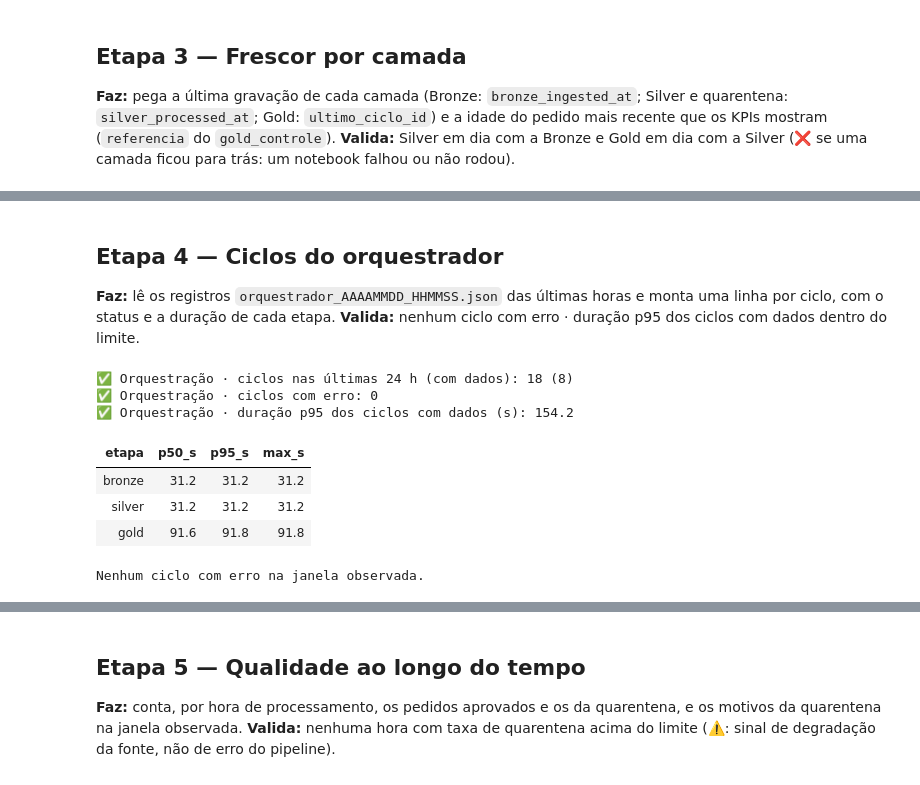
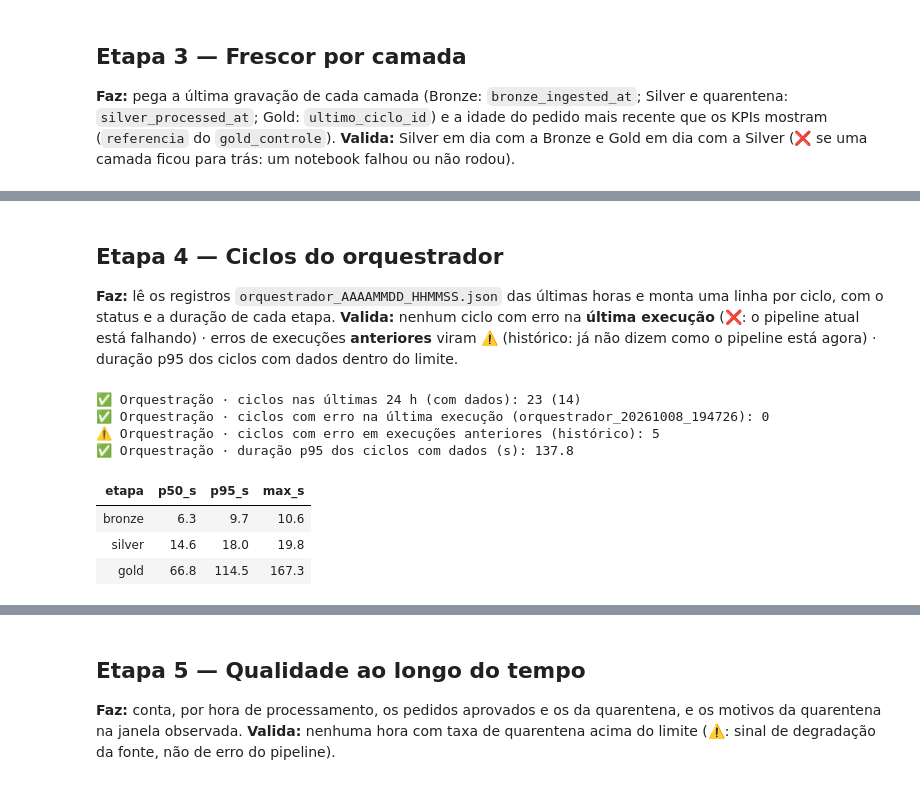
Before and after one commit to GeovanyADCancio/estagio-empregadados-turma-2, a Jupyter notebook: 10_monitoramento_pipeline.ipynb, the cells around one changed output, grey strips where cells are left out. Drawn from its saved outputs; the diff is of its cells as text; code cells hidden in the pictures.

```diff
--- a/10_monitoramento_pipeline.ipynb
+++ b/10_monitoramento_pipeline.ipynb
@@ -205,45 +208,51 @@ display(frescor.astype({"ultima_gravacao_utc": str}))
 # %% [markdown]
 ## Etapa 4 — Ciclos do orquestrador
 **Faz:** lê os registros `orquestrador_AAAAMMDD_HHMMSS.json` das últimas horas e monta uma linha por ciclo, com o status e a duração de cada etapa.
-**Valida:** nenhum ciclo com erro · duração p95 dos ciclos com dados dentro do limite.
+**Valida:** nenhum ciclo com erro na **última execução** (❌: o pipeline atual está falhando) · erros de execuções **anteriores** viram ⚠️ (histórico:
+já não dizem como o pipeline está agora) · duração p95 dos ciclos com dados dentro do limite.
 # %%
 nomes = sorted(p.name.rsplit("/", 1)[1][:-5] for p in fs_squad.get_paths(path=f"metadata/{TABELA}", recursive=False)
                if re.fullmatch(r"orquestrador_\d{8}_\d{6}\.json", p.name.rsplit("/", 1)[1]))      # a trava fica de fora
 execucoes = [n for n in nomes if pd.to_datetime(n.split("_", 1)[1], format="%Y%m%d_%H%M%S") >= INICIO - pd.Timedelta(hours=3)]
 
 linhas = []
 for execucao in execucoes:
     for r in (ler_metadata(execucao) or {}).get("ciclos", []):
         linha = {"execucao": execucao, "ciclo": r["ciclo"], "inicio_utc": pd.Timestamp(r["inicio_utc"]).tz_convert(None)}
         for notebook, etapa in ETAPAS.items():
             linha[f"{etapa}_status"] = r.get(notebook, {}).get("status", "—")
             linha[f"{etapa}_s"] = r.get(notebook, {}).get("duracao_s", 0)
         linha["arquivos_novos"] = r.get("./03_ingestao_bronze", {}).get("resumo", {}).get("arquivos_gravados", 0)
         linhas.append(linha)
 colunas = ["execucao", "ciclo", "inicio_utc", "arquivos_novos"] + [f"{e}_{c}" for e in ETAPAS.values() for c in ("status", "s")]
 ciclos = pd.DataFrame(linhas, columns=colunas)
 ciclos = ciclos[ciclos["inicio_utc"] >= INICIO] if len(ciclos) else ciclos
 ciclos["duracao_s"] = ciclos[[f"{e}_s" for e in ETAPAS.values()]].sum(axis=1) if len(ciclos) else []
 com_erro = ciclos[(ciclos[[f"{e}_status" for e in ETAPAS.values()]] == "ERRO").any(axis=1)] if len(ciclos) else ciclos
 com_dados = ciclos[ciclos["arquivos_novos"] > 0] if len(ciclos) else ciclos
 p95_ciclo = round(float(com_dados["duracao_s"].quantile(0.95)), 1) if len(com_dados) else None
+ULTIMA_EXECUCAO = ciclos["execucao"].max() if len(ciclos) else None          # nome com data e hora: o maior é o mais recente
+INICIO_ULTIMA = pd.to_datetime(ULTIMA_EXECUCAO.split("_", 1)[1], format="%Y%m%d_%H%M%S") if ULTIMA_EXECUCAO else None
+erros_ultima = com_erro[com_erro["execucao"] == ULTIMA_EXECUCAO] if len(com_erro) else com_erro
+erros_anteriores = com_erro[com_erro["execucao"] != ULTIMA_EXECUCAO] if len(com_erro) else com_erro
 
 # ------------------------------ validação ------------------------------
 avaliar("Orquestração", f"ciclos nas últimas {HORAS} h (com dados)", f"{len(ciclos)} ({len(com_dados)})", True)
-avaliar("Orquestração", "ciclos com erro", len(com_erro), com_erro.empty, critico=True)
+avaliar("Orquestração", f"ciclos com erro na última execução ({ULTIMA_EXECUCAO or 'nenhuma'})", len(erros_ultima), erros_ultima.empty, critico=True)
+avaliar("Orquestração", "ciclos com erro em execuções anteriores (histórico)", len(erros_anteriores), erros_anteriores.empty)
 avaliar("Orquestração", "duração p95 dos ciclos com dados (s)", p95_ciclo, p95_ciclo is None or p95_ciclo <= LIMITES["duracao_ciclo_p95_s"])
 
 # ------------------------------ resultado ------------------------------
 if len(com_dados):
     duracoes = pd.DataFrame({e: com_dados[f"{e}_s"].describe(percentiles=[0.5, 0.95])[["50%", "95%", "max"]] for e in ETAPAS.values()}).T
     display(duracoes.rename(columns={"50%": "p50_s", "95%": "p95_s", "max": "max_s"}).round(1).reset_index().rename(columns={"index": "etapa"}))
 display(com_erro) if len(com_erro) else print("Nenhum ciclo com erro na janela observada.")
 # %% [output]
-✅ Orquestração · ciclos nas últimas 24 h (com dados): 18 (8)
-✅ Orquestração · ciclos com erro: 0
-✅ Orquestração · duração p95 dos ciclos com dados (s): 154.2
+✅ Orquestração · ciclos nas últimas 24 h (com dados): 23 (14)
+✅ Orquestração · ciclos com erro na última execução (orquestrador_20261008_194726): 0
+⚠️ Orquestração · ciclos com erro em execuções anteriores (histórico): 5
+✅ Orquestração · duração p95 dos ciclos com dados (s): 137.8
 | etapa | p50_s | p95_s | max_s |
-| bronze | 31.2 | 31.2 | 31.2 |
-| silver | 31.2 | 31.2 | 31.2 |
-| gold | 91.6 | 91.8 | 91.8 |
+| bronze | 6.3 | 9.7 | 10.6 |
+| silver | 14.6 | 18.0 | 19.8 |
+| gold | 66.8 | 114.5 | 167.3 |
-Nenhum ciclo com erro na janela observada.
```
Also changed, not shown: parts of 11 cells of this notebook, 9 other files.
